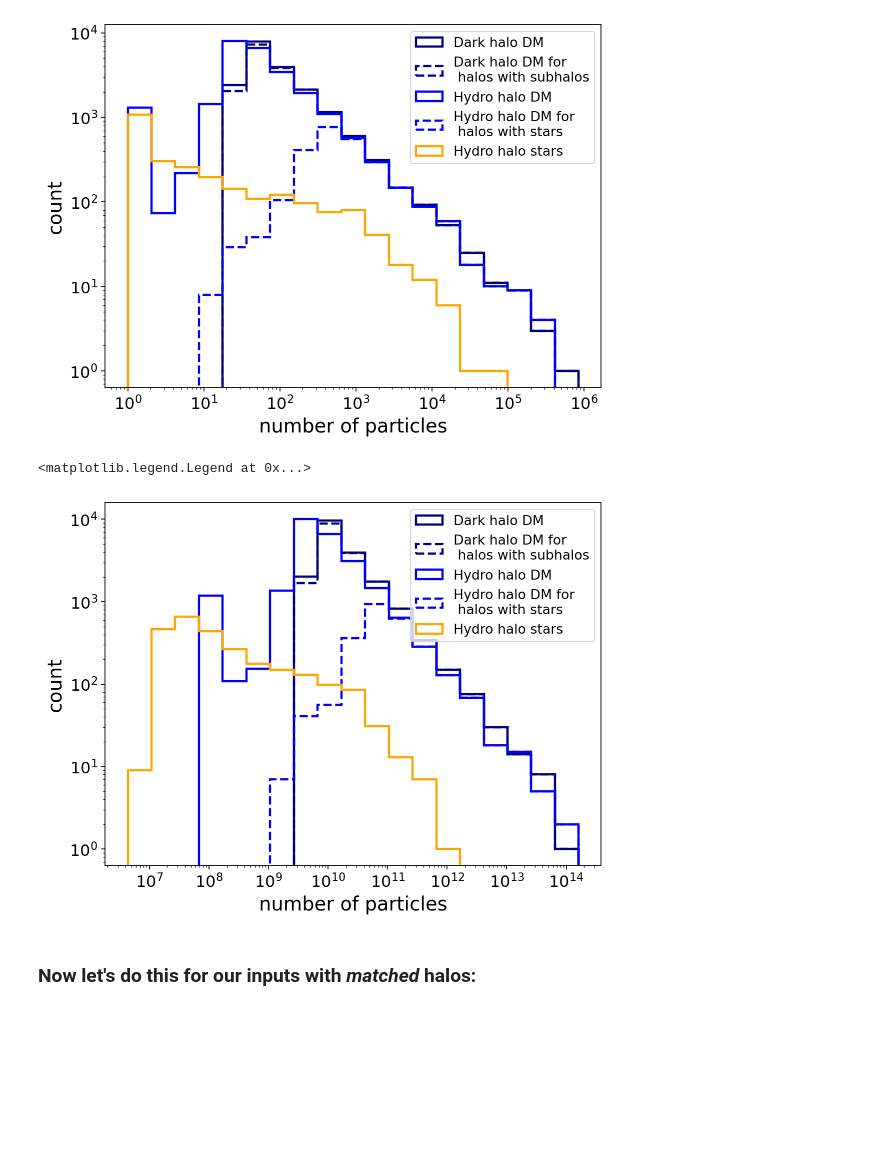
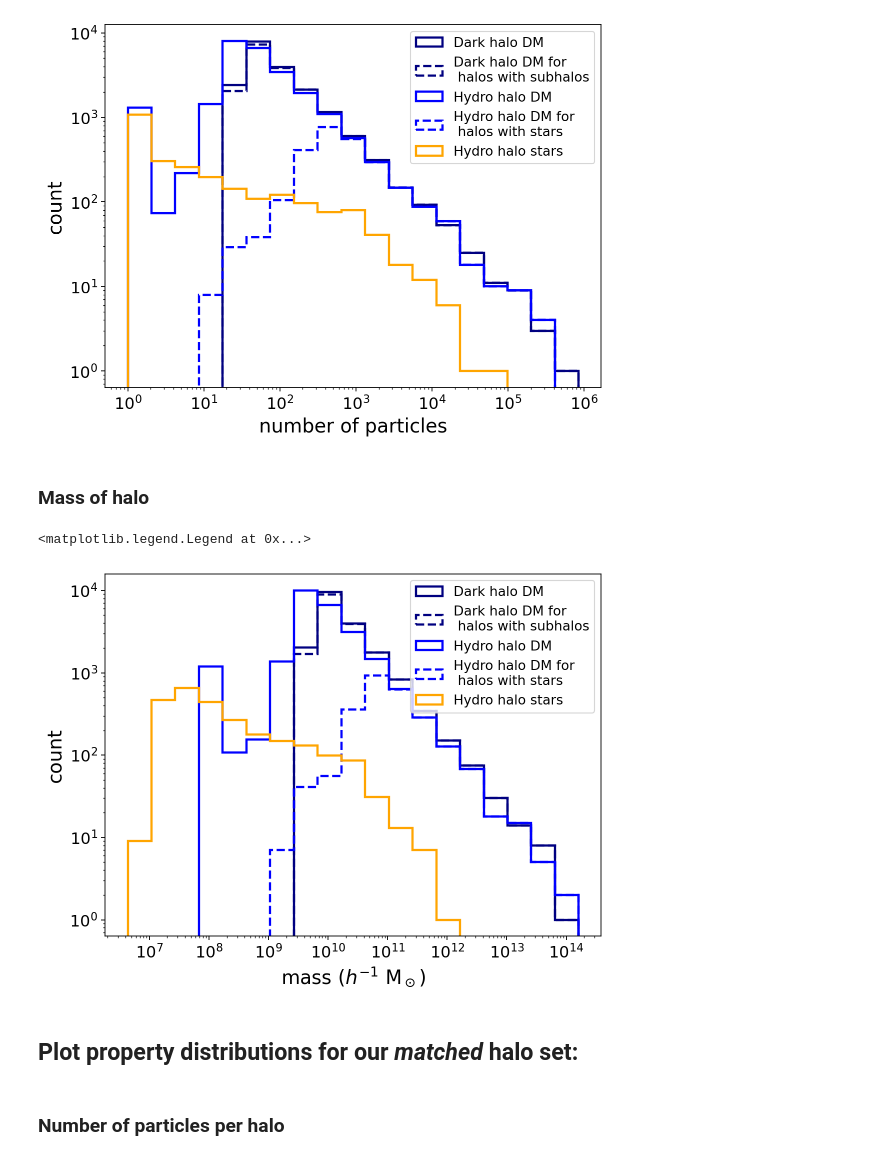
Before and after one commit to kstoreyf/equivariant-cosmology, a Jupyter notebook: notebooks/2021-12-15_tng50_distributions.ipynb, the cells around one changed output. Drawn from its saved outputs; the diff is of its cells as text; code cells hidden in the pictures; blank space fills up the shorter version.

Commit message:
clean up and comment tng property distribution and featurization notebooks

```diff
--- a/notebooks/2021-12-15_tng50_distributions.ipynb
+++ b/notebooks/2021-12-15_tng50_distributions.ipynb
@@ -154,32 +182,34 @@ plt.legend(fontsize=12)
 # %% [output]
 <matplotlib.legend.Legend at 0x...>
 [figure]
-# %%
-plt.figure(figsize=(8,6))
-
-n_bins = 20
-bins = np.logspace(np.log10(min(halos_hydro['GroupMassType'][:,ipart_star][np.nonzero(halos_hydro['GroupMassType'][:,ipart_star])])*mass_multiplier),
-                   np.log10(max(halos_dark['GroupMassType'][:,ipart_dm])*mass_multiplier), n_bins)
-_ = plt.hist(halos_dark['GroupMassType'][:,ipart_dm]*mass_multiplier, bins=bins, log=True, histtype='step',
-             color='navy', lw=2, label='Dark halo DM')
-_ = plt.hist(halos_dark['GroupMassType'][:,ipart_dm][mask_has_subhalos]*mass_multiplier, bins=bins, log=True, histtype='step',
-             color='navy', lw=2, ls='--', label='Dark halo DM for \n halos with subhalos')
-_ = plt.hist(halos_hydro['GroupMassType'][:,ipart_dm]*mass_multiplier, bins=bins, log=True, histtype='step',
-             color='blue', lw=2, label='Hydro halo DM')
-_ = plt.hist(halos_hydro['GroupMassType'][:,ipart_dm][mask_has_stars]*mass_multiplier, bins=bins, log=True, histtype='step',
-             color='blue', lw=2, ls='--', label='Hydro halo DM for \n halos with stars')
-_ = plt.hist(halos_hydro['GroupMassType'][:,ipart_star]*mass_multiplier, bins=bins, log=True, histtype='step',
-             color='orange', lw=2, label='Hydro halo stars')
-
-plt.xscale('log')
-plt.xlabel('number of particles')
-plt.ylabel('count')
-plt.legend(fontsize=12)
-# %% [output]
-<matplotlib.legend.Legend at 0x...>
-[figure, removed]
+# %% [markdown]
+### Mass of halo
+# %%
+plt.figure(figsize=(8,6))
+
+n_bins = 20
+bins = np.logspace(np.log10(min(halos_hydro['GroupMassType'][:,ipart_star][np.nonzero(halos_hydro['GroupMassType'][:,ipart_star])])*mass_multiplier),
+                   np.log10(max(halos_dark['GroupMassType'][:,ipart_dm])*mass_multiplier), n_bins)
+_ = plt.hist(halos_dark['GroupMassType'][:,ipart_dm]*mass_multiplier, bins=bins, log=True, histtype='step',
+             color='navy', lw=2, label='Dark halo DM')
+_ = plt.hist(halos_dark['GroupMassType'][:,ipart_dm][mask_has_subhalos]*mass_multiplier, bins=bins, log=True, histtype='step',
+             color='navy', lw=2, ls='--', label='Dark halo DM for \n halos with subhalos')
+_ = plt.hist(halos_hydro['GroupMassType'][:,ipart_dm]*mass_multiplier, bins=bins, log=True, histtype='step',
+             color='blue', lw=2, label='Hydro halo DM')
+_ = plt.hist(halos_hydro['GroupMassType'][:,ipart_dm][mask_has_stars]*mass_multiplier, bins=bins, log=True, histtype='step',
+             color='blue', lw=2, ls='--', label='Hydro halo DM for \n halos with stars')
+_ = plt.hist(halos_hydro['GroupMassType'][:,ipart_star]*mass_multiplier, bins=bins, log=True, histtype='step',
+             color='orange', lw=2, label='Hydro halo stars')
+
+plt.xscale('log')
+plt.xlabel(r'mass ($h^{-1}$ M$_\odot)$')
+plt.ylabel('count')
+plt.legend(fontsize=12)
+# %% [output]
+<matplotlib.legend.Legend at 0x...>
+[figure, added]
 # %% [markdown]
-### Now let's do this for our inputs with *matched* halos:
+## Plot property distributions for our *matched* halo set:
 # %%
 N_halos = len(halo_dicts)
 
@@ -208,6 +240,8 @@ for i_hd, halo_dict in enumerate(halo_dicts):
     idx_subhalo_hydro = halo_dict['idx_subhalo_hydro']
     n_particles_hydro_subhalo_star[i_hd] = subhalos_hydro['SubhaloLenType'][:,ipart_star][idx_subhalo_hydro]
     mass_hydro_subhalo_star[i_hd] = subhalos_hydro['SubhaloMassType'][:,ipart_star][idx_subhalo_hydro]
+# %% [markdown]
+### Number of particles per halo
 # %%
 plt.figure(figsize=(8,6))
 
```
Also changed, not shown: parts of 32 cells of this notebook, 1 other file.
